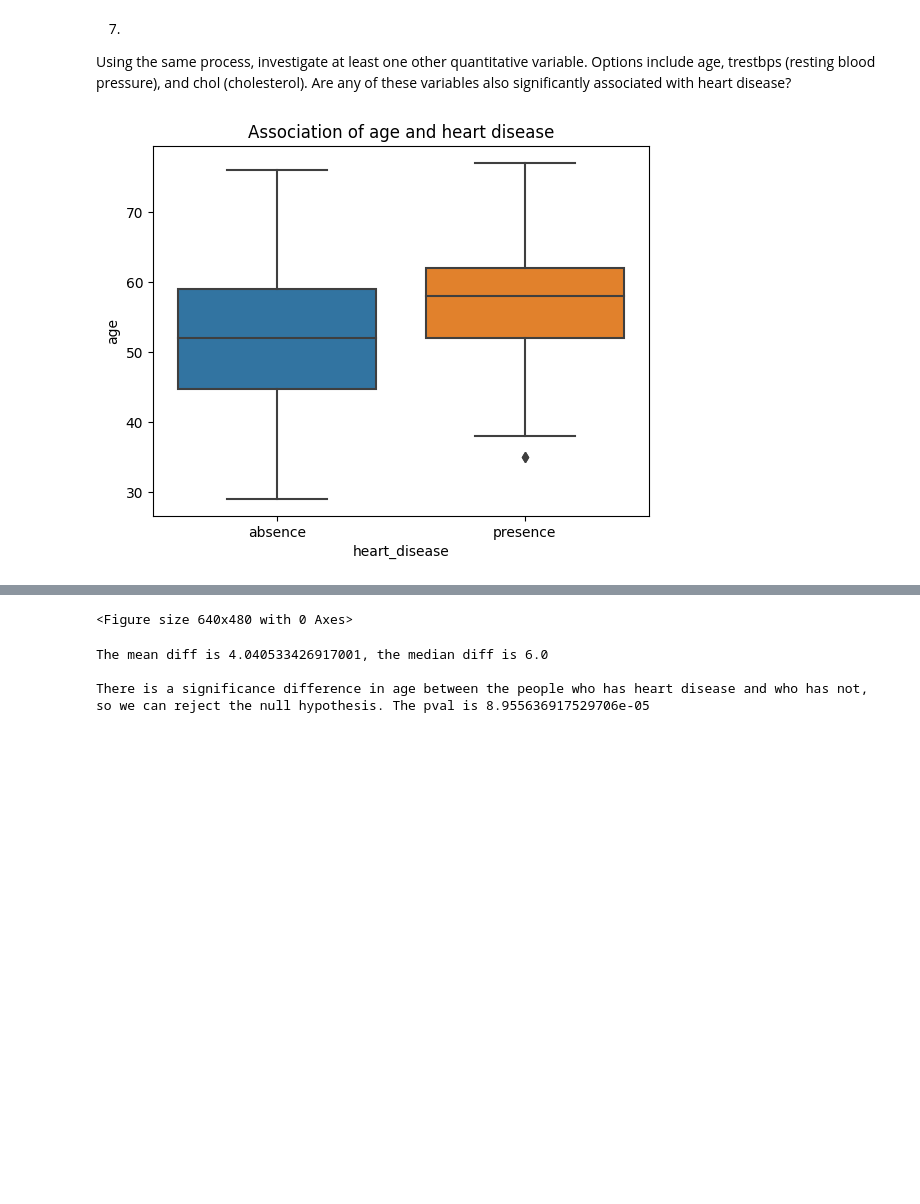
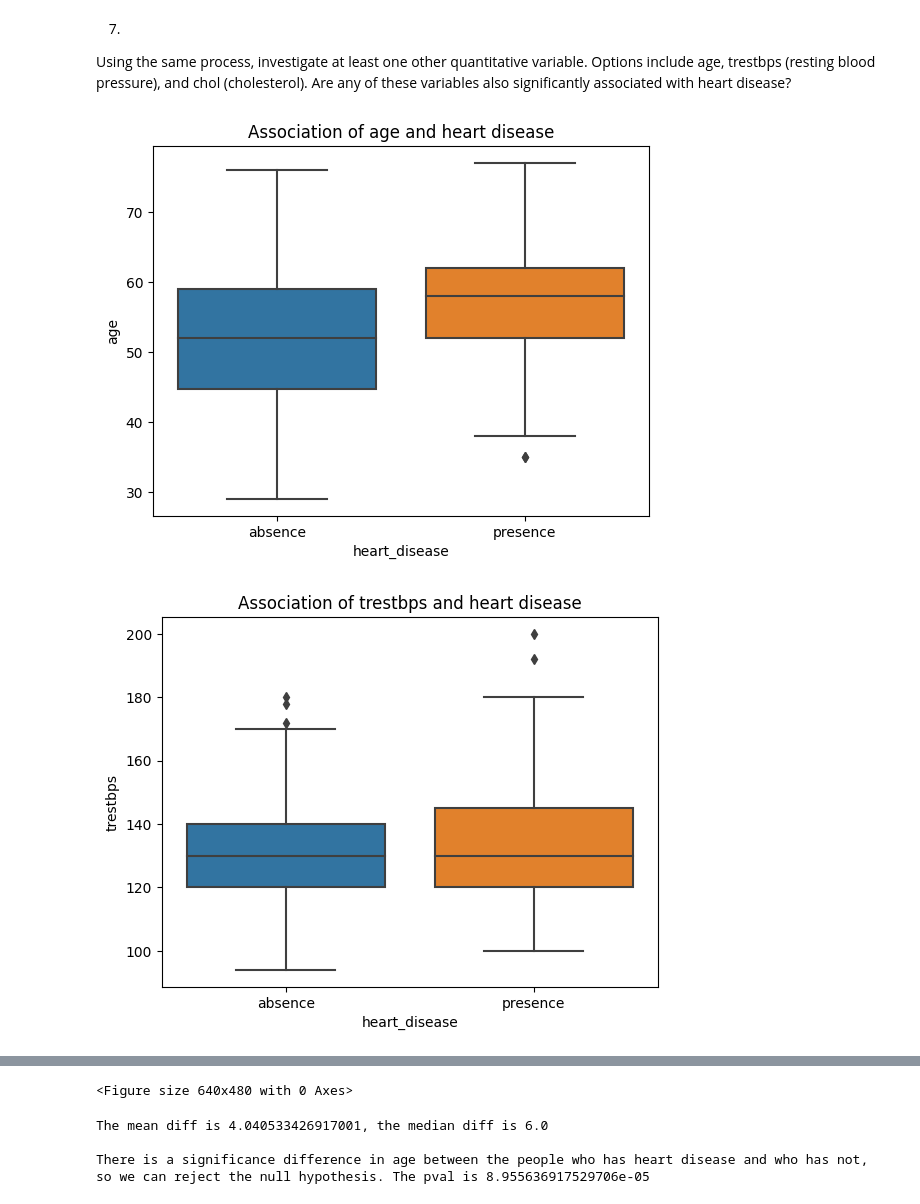
Before and after one commit to LiZoMark841619/Balazs1982, a Jupyter notebook: Jupyter_files/Codecademy_Projects/heart/heart_project.ipynb, the cells around one changed output, grey strips where cells are left out. Saved outputs shown, nothing was run; the diff lists cells and outputs as text; code cells hidden in the pictures; blank space fills up the shorter version.

```diff
--- a/Jupyter_files/Codecademy_Projects/heart/heart_project.ipynb
+++ b/Jupyter_files/Codecademy_Projects/heart/heart_project.ipynb
@@ -104,10 +105,14 @@ and who has not, so we can reject the null hypothesis. The pval is 3.45696490843
 # %% [markdown]
 7.
 Using the same process, investigate at least one other quantitative variable. Options include age, trestbps (resting blood pressure), and chol (cholesterol). Are any of these variables also significantly associated with heart disease?
+# %%
+attributes = ['age', 'trestbps', 'chol']
 # %%
-sns.boxplot(y='age', x='heart_disease', data=heart)
-plt.title('Association of age and heart disease')
-plt.show()
-plt.clf()
+for attribute in attributes:
+    sns.boxplot(y=attribute, x='heart_disease', data=heart)
+    plt.title(f'Association of {attribute} and heart disease')
+    plt.show()
+    plt.clf()
 # %% [output]
 [figure]
+[figure, added]
```
Also changed, not shown: parts of 4 cells of this notebook.
